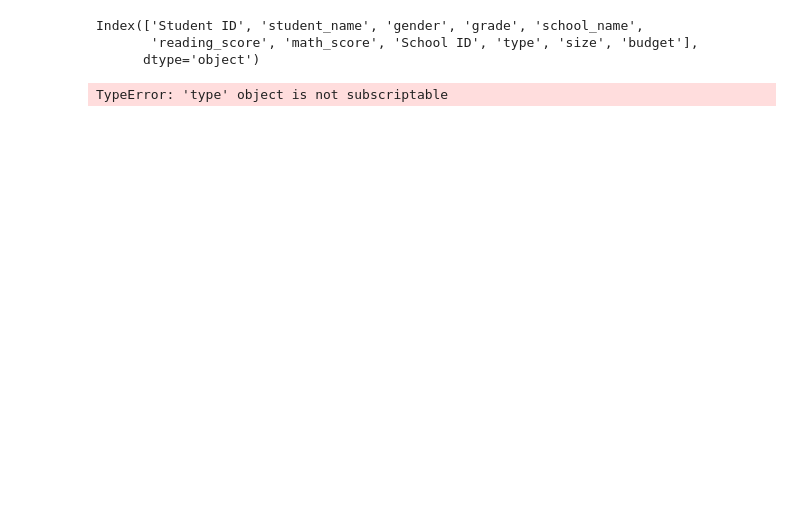
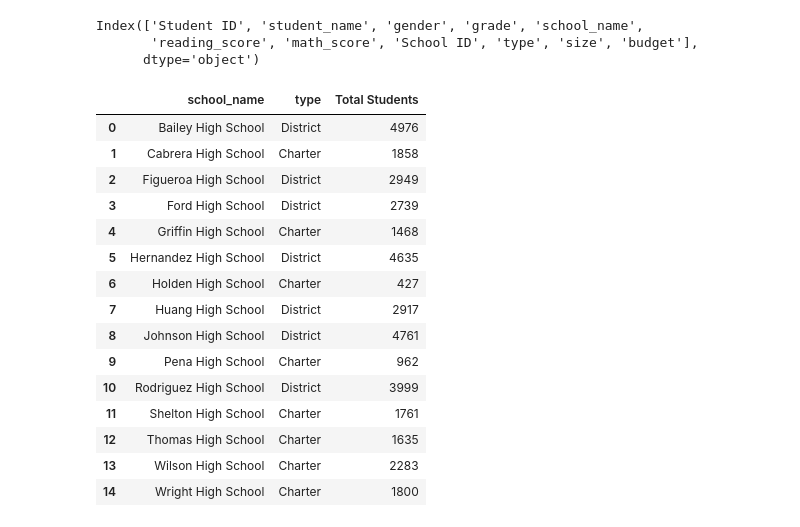
Before and after one commit to rchascall/pandas-challenge, a Jupyter notebook: PyCitySchools/PyCitySchools.ipynb, the cells around one changed output. Cells and saved outputs as stored; diff of their text form; code cells hidden in the pictures; blank space fills up the shorter version.

```diff
--- a/PyCitySchools/PyCitySchools.ipynb
+++ b/PyCitySchools/PyCitySchools.ipynb
@@ -84,6 +90,24 @@ Index(['Student ID', 'student_name', 'gender', 'grade', 'school_name',
-# %%
-# School Summary - Top Performing Schools (By Overall % Passing)
-school_summary_df = pd.DataFrame["school_name", "student_count", "budget"]
-school_summary_df
-# %% [output]
-TypeError: 'type' object is not subscriptable
+# %%
+# Columns to add: Total School Budget, Per Student Budget, Average Math Score, Average Reading Score, etc.
+
+grouped_school_summary_df = school_data_combined_df.groupby(['school_name','type'])
+pd.DataFrame(grouped_school_summary_df.size().reset_index(name="Total Students"))
+
+# Create a new columns
+# %% [output]
+|  | school_name | type | Total Students |
+| 0 | Bailey High School | District | 4976 |
+| 1 | Cabrera High School | Charter | 1858 |
+| 2 | Figueroa High School | District | 2949 |
+| 3 | Ford High School | District | 2739 |
+| 4 | Griffin High School | Charter | 1468 |
+| 5 | Hernandez High School | District | 4635 |
+| 6 | Holden High School | Charter | 427 |
+| 7 | Huang High School | District | 2917 |
+| 8 | Johnson High School | District | 4761 |
+| 9 | Pena High School | Charter | 962 |
+| 10 | Rodriguez High School | District | 3999 |
+| 11 | Shelton High School | Charter | 1761 |
+| 12 | Thomas High School | Charter | 1635 |
+| 13 | Wilson High School | Charter | 2283 |
+| 14 | Wright High School | Charter | 1800 |
```
Also changed, not shown: parts of 16 cells of this notebook.
